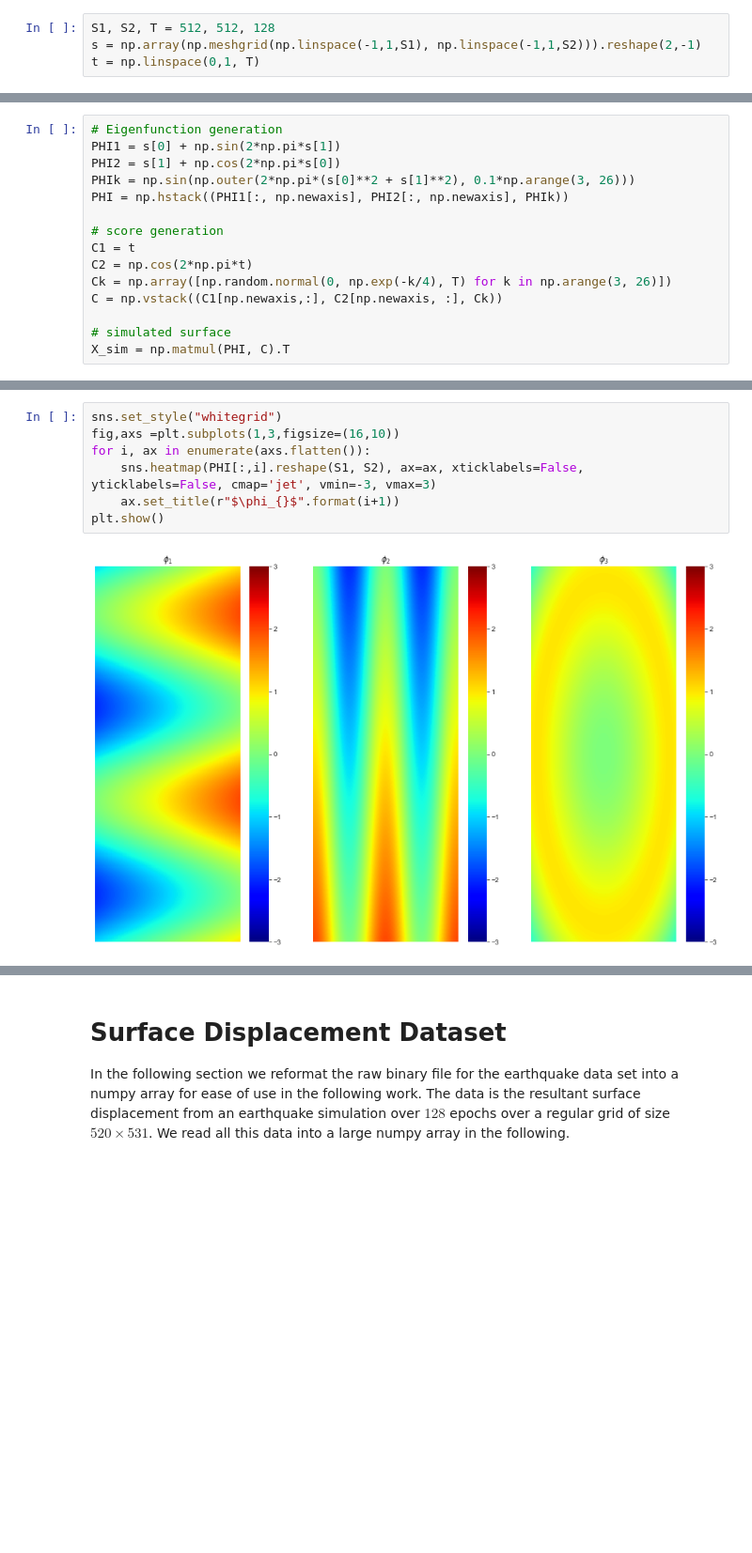
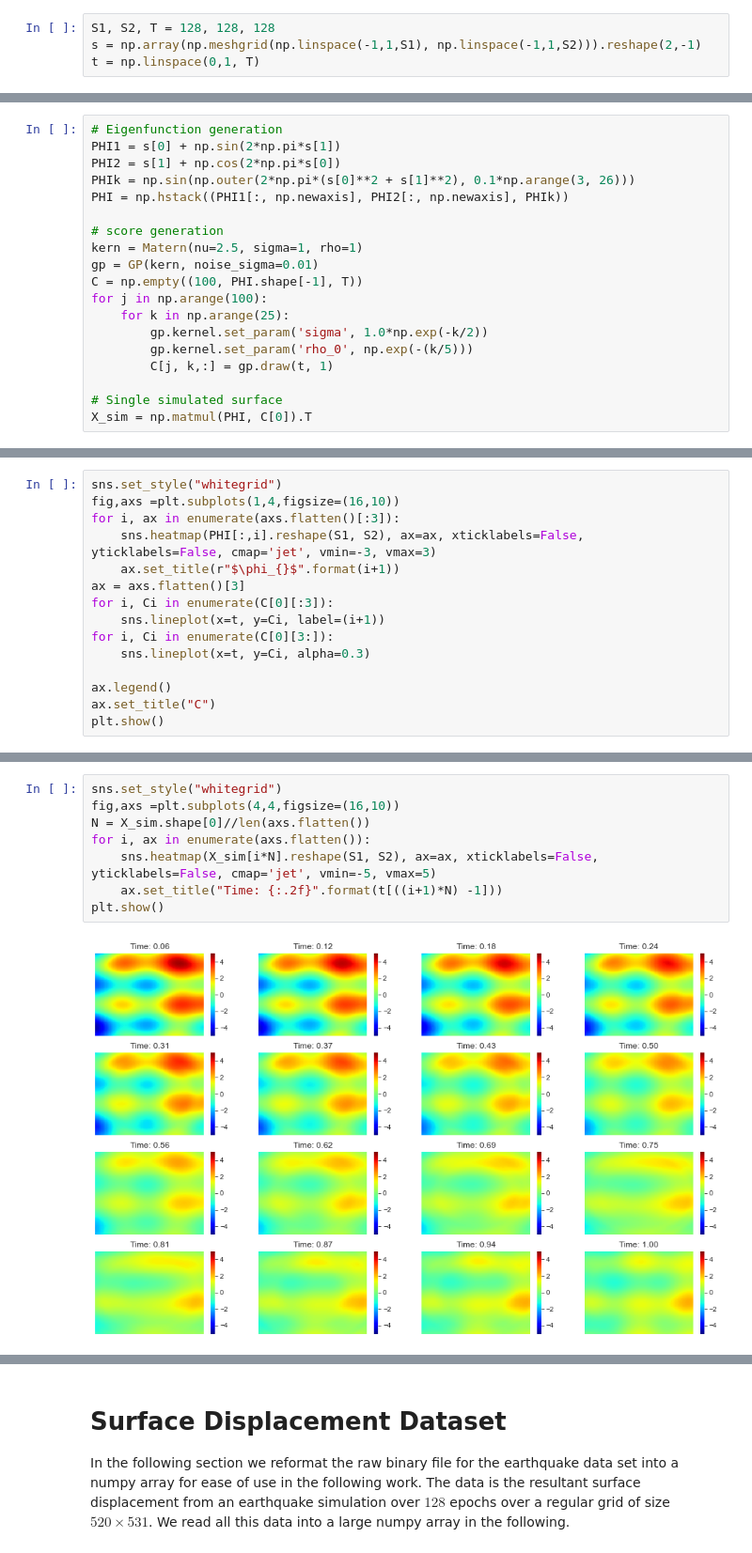
Before and after one commit to JulianAustin1993/dftsm-python, a Jupyter notebook: notebooks/data_generation.ipynb, the cells around one changed output, grey strips where cells are left out. Shown at 94% size. Cells and saved outputs as stored; diff of their text form; blank space fills up the shorter version.

```diff
--- a/notebooks/data_generation.ipynb
+++ b/notebooks/data_generation.ipynb
@@ -53,5 +54,5 @@ In this section we describe our simulated dataset. The domain of our simulation
 # %%
-S1, S2, T = 512, 512, 128
+S1, S2, T = 128, 128, 128
 s = np.array(np.meshgrid(np.linspace(-1,1,S1), np.linspace(-1,1,S2))).reshape(2,-1)
 t = np.linspace(0,1, T)
 # %% [markdown]
@@ -80,11 +83,15 @@ PHIk = np.sin(np.outer(2*np.pi*(s[0]**2 + s[1]**2), 0.1*np.arange(3, 26)))
 PHI = np.hstack((PHI1[:, np.newaxis], PHI2[:, np.newaxis], PHIk))
 
 # score generation
-C1 = t
-C2 = np.cos(2*np.pi*t)
-Ck = np.array([np.random.normal(0, np.exp(-k/4), T) for k in np.arange(3, 26)])
-C = np.vstack((C1[np.newaxis,:], C2[np.newaxis, :], Ck))
+kern = Matern(nu=2.5, sigma=1, rho=1)
+gp = GP(kern, noise_sigma=0.01)
+C = np.empty((100, PHI.shape[-1], T))
+for j in np.arange(100):
+    for k in np.arange(25):
+        gp.kernel.set_param('sigma', 1.0*np.exp(-k/2))
+        gp.kernel.set_param('rho_0', np.exp(-(k/5)))
+        C[j, k,:] = gp.draw(t, 1)
 
-# simulated surface
-X_sim = np.matmul(PHI, C).T
+# Single simulated surface
+X_sim = np.matmul(PHI, C[0]).T
 # %% [markdown]
@@ -91,0 +99,15 @@ We exhibit are simulated surface across equal time slices and first three eigenf
+# %%
+sns.set_style("whitegrid")
+fig,axs =plt.subplots(1,4,figsize=(16,10))
+for i, ax in enumerate(axs.flatten()[:3]):
+    sns.heatmap(PHI[:,i].reshape(S1, S2), ax=ax, xticklabels=False, yticklabels=False, cmap='jet', vmin=-3, vmax=3)
+    ax.set_title(r"$\phi_{}$".format(i+1))
+ax = axs.flatten()[3]
+for i, Ci in enumerate(C[0][:3]):
+    sns.lineplot(x=t, y=Ci, label=(i+1))
+for i, Ci in enumerate(C[0][3:]):
+    sns.lineplot(x=t, y=Ci, alpha=0.3)
+
+ax.legend()
+ax.set_title("C")
+plt.show()
@@ -92,9 +116,10 @@ We exhibit are simulated surface across equal time slices and first three eigenf
 # %%
 sns.set_style("whitegrid")
-fig,axs =plt.subplots(1,3,figsize=(16,10))
+fig,axs =plt.subplots(4,4,figsize=(16,10))
+N = X_sim.shape[0]//len(axs.flatten())
 for i, ax in enumerate(axs.flatten()):
-    sns.heatmap(PHI[:,i].reshape(S1, S2), ax=ax, xticklabels=False, yticklabels=False, cmap='jet', vmin=-3, vmax=3)
-    ax.set_title(r"$\phi_{}$".format(i+1))
+    sns.heatmap(X_sim[i*N].reshape(S1, S2), ax=ax, xticklabels=False, yticklabels=False, cmap='jet', vmin=-5, vmax=5)
+    ax.set_title("Time: {:.2f}".format(t[((i+1)*N) -1]))
 plt.show()
 # %% [output]
-[figure, old version]
+[figure, new version]
```
Also changed, not shown: parts of 17 cells of this notebook, 17 other files.
